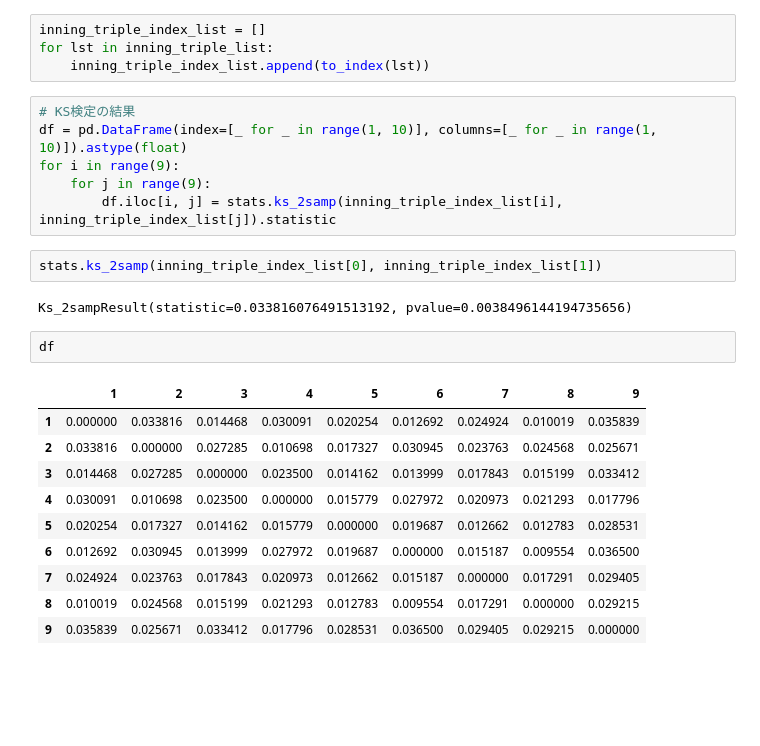
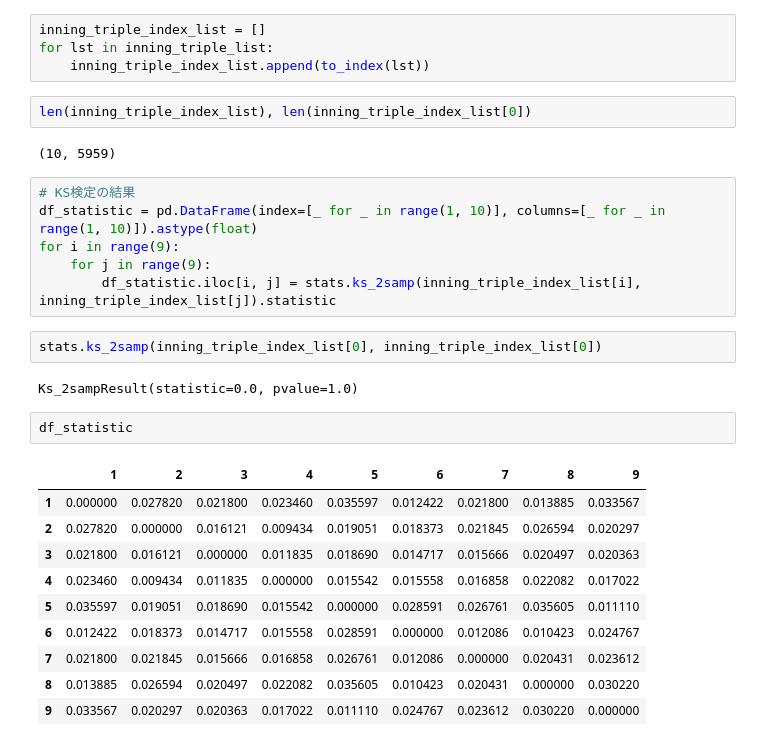
Before and after one commit to hsoccer/baseball, a Jupyter notebook: work/10_26.ipynb, the cells around one changed output. Drawn from its saved outputs; the diff is of its cells as text; blank space fills up the shorter version.

```diff
--- a/work/10_26.ipynb
+++ b/work/10_26.ipynb
@@ -92,28 +96,32 @@ def to_index(lst):
 inning_triple_index_list = []
 for lst in inning_triple_list:
     inning_triple_index_list.append(to_index(lst))
+# %%
+len(inning_triple_index_list), len(inning_triple_index_list[0])
+# %% [output]
+(10, 5959)
 # %%
 # KS検定の結果
-df = pd.DataFrame(index=[_ for _ in range(1, 10)], columns=[_ for _ in range(1, 10)]).astype(float)
+df_statistic = pd.DataFrame(index=[_ for _ in range(1, 10)], columns=[_ for _ in range(1, 10)]).astype(float)
 for i in range(9):
     for j in range(9):
-        df.iloc[i, j] = stats.ks_2samp(inning_triple_index_list[i], inning_triple_index_list[j]).statistic
+        df_statistic.iloc[i, j] = stats.ks_2samp(inning_triple_index_list[i], inning_triple_index_list[j]).statistic
 # %%
-stats.ks_2samp(inning_triple_index_list[0], inning_triple_index_list[1])
+stats.ks_2samp(inning_triple_index_list[0], inning_triple_index_list[0])
 # %% [output]
-Ks_2sampResult(statistic=0.033816076491513192, pvalue=0.0038496144194735656)
+Ks_2sampResult(statistic=0.0, pvalue=1.0)
-# %%
-df
-# %% [output]
-|  | 1 | 2 | 3 | 4 | 5 | 6 | 7 | 8 | 9 |
-| 1 | 0.000000 | 0.033816 | 0.014468 | 0.030091 | 0.020254 | 0.012692 | 0.024924 | 0.010019 | 0.035839 |
-| 2 | 0.033816 | 0.000000 | 0.027285 | 0.010698 | 0.017327 | 0.030945 | 0.023763 | 0.024568 | 0.025671 |
-| 3 | 0.014468 | 0.027285 | 0.000000 | 0.023500 | 0.014162 | 0.013999 | 0.017843 | 0.015199 | 0.033412 |
-| 4 | 0.030091 | 0.010698 | 0.023500 | 0.000000 | 0.015779 | 0.027972 | 0.020973 | 0.021293 | 0.017796 |
-| 5 | 0.020254 | 0.017327 | 0.014162 | 0.015779 | 0.000000 | 0.019687 | 0.012662 | 0.012783 | 0.028531 |
-| 6 | 0.012692 | 0.030945 | 0.013999 | 0.027972 | 0.019687 | 0.000000 | 0.015187 | 0.009554 | 0.036500 |
-| 7 | 0.024924 | 0.023763 | 0.017843 | 0.020973 | 0.012662 | 0.015187 | 0.000000 | 0.017291 | 0.029405 |
-| 8 | 0.010019 | 0.024568 | 0.015199 | 0.021293 | 0.012783 | 0.009554 | 0.017291 | 0.000000 | 0.029215 |
-| 9 | 0.035839 | 0.025671 | 0.033412 | 0.017796 | 0.028531 | 0.036500 | 0.029405 | 0.029215 | 0.000000 |
+# %%
+df_statistic
+# %% [output]
+|  | 1 | 2 | 3 | 4 | 5 | 6 | 7 | 8 | 9 |
+| 1 | 0.000000 | 0.027820 | 0.021800 | 0.023460 | 0.035597 | 0.012422 | 0.021800 | 0.013885 | 0.033567 |
+| 2 | 0.027820 | 0.000000 | 0.016121 | 0.009434 | 0.019051 | 0.018373 | 0.021845 | 0.026594 | 0.020297 |
+| 3 | 0.021800 | 0.016121 | 0.000000 | 0.011835 | 0.018690 | 0.014717 | 0.015666 | 0.020497 | 0.020363 |
+| 4 | 0.023460 | 0.009434 | 0.011835 | 0.000000 | 0.015542 | 0.015558 | 0.016858 | 0.022082 | 0.017022 |
+| 5 | 0.035597 | 0.019051 | 0.018690 | 0.015542 | 0.000000 | 0.028591 | 0.026761 | 0.035605 | 0.011110 |
+| 6 | 0.012422 | 0.018373 | 0.014717 | 0.015558 | 0.028591 | 0.000000 | 0.012086 | 0.010423 | 0.024767 |
+| 7 | 0.021800 | 0.021845 | 0.015666 | 0.016858 | 0.026761 | 0.012086 | 0.000000 | 0.020431 | 0.023612 |
+| 8 | 0.013885 | 0.026594 | 0.020497 | 0.022082 | 0.035605 | 0.010423 | 0.020431 | 0.000000 | 0.030220 |
+| 9 | 0.033567 | 0.020297 | 0.020363 | 0.017022 | 0.011110 | 0.024767 | 0.023612 | 0.030220 | 0.000000 |
 # %%
 plt.figure(figsize=(10, 5))
```
Also changed, not shown: parts of 5 cells of this notebook, 37 other files.
